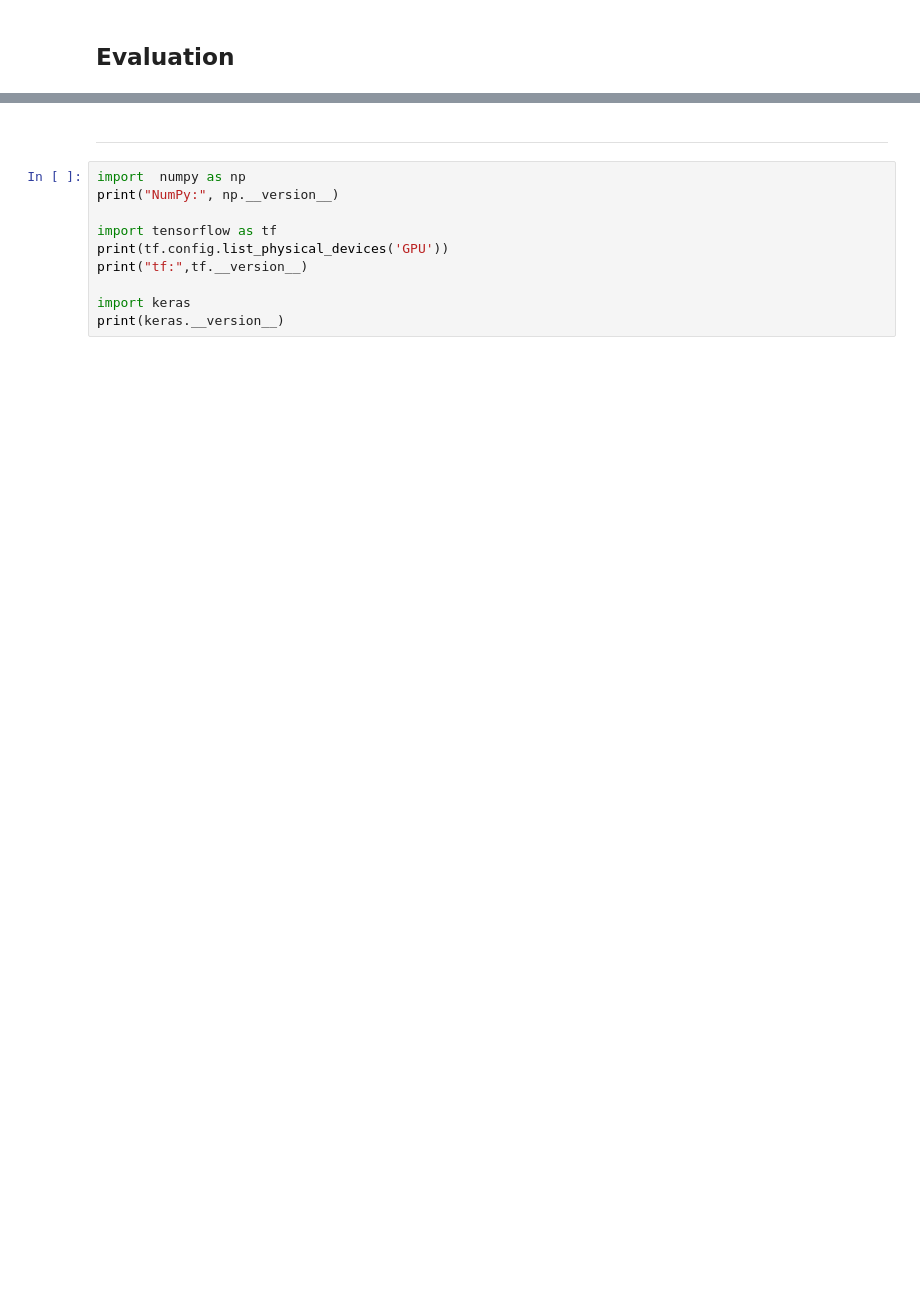
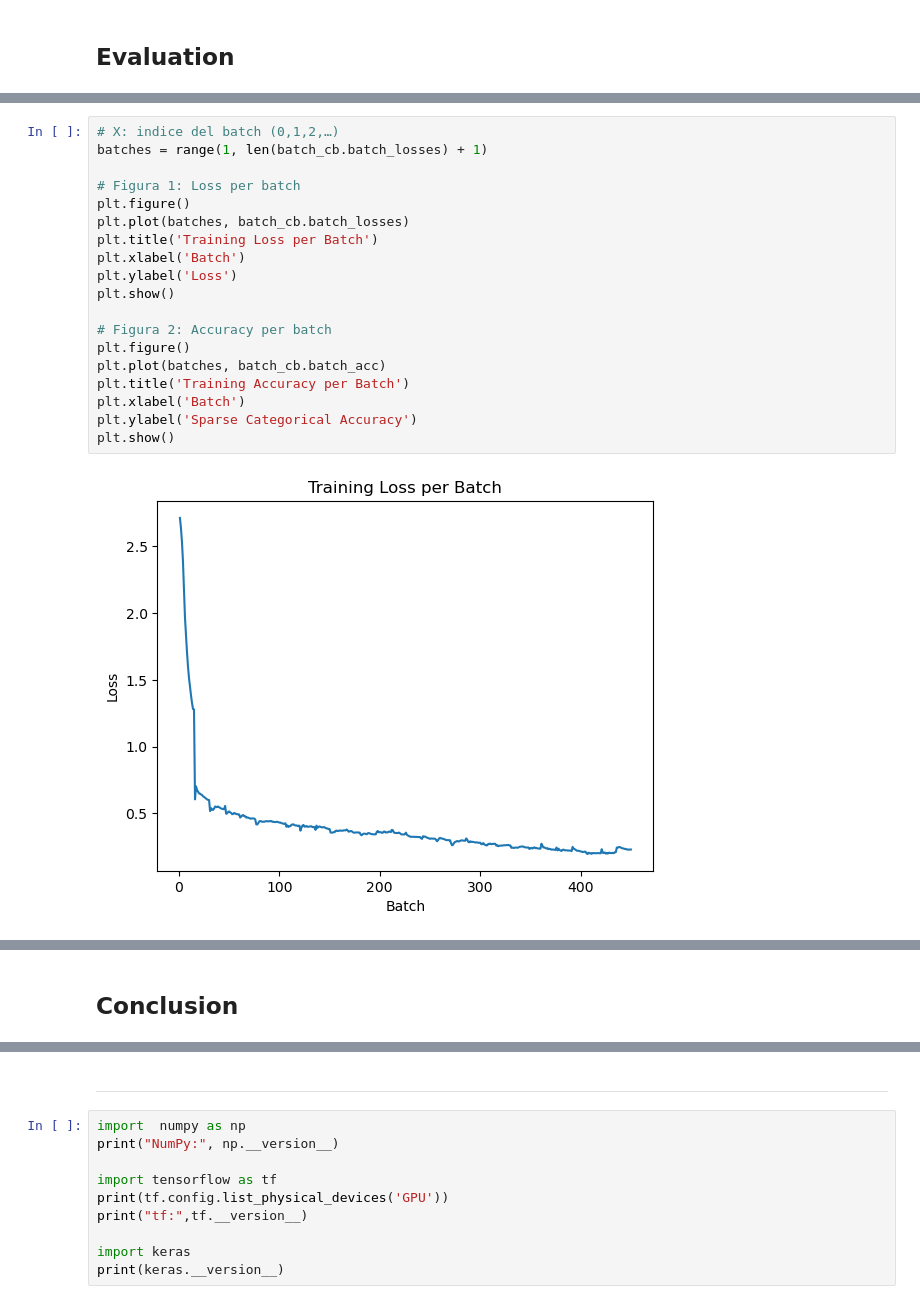
Before and after one commit to 26leonardo/progettoDL-unibo, a Jupyter notebook: v2_Infix_to_postifx_notation.ipynb, the cells around one changed output, grey strips where cells are left out. Drawn from its saved outputs; the diff is of its cells as text; blank space fills up the shorter version.

```diff
--- a/v2_Infix_to_postifx_notation.ipynb
+++ b/v2_Infix_to_postifx_notation.ipynb
@@ -523,0 +676,21 @@ plt.show()  # :contentReference[oaicite:1]{index=1}
+# %%
+# X: indice del batch (0,1,2,…)
+batches = range(1, len(batch_cb.batch_losses) + 1)
+
+# Figura 1: Loss per batch
+plt.figure()
+plt.plot(batches, batch_cb.batch_losses)
+plt.title('Training Loss per Batch')
+plt.xlabel('Batch')
+plt.ylabel('Loss')
+plt.show()
+
+# Figura 2: Accuracy per batch
+plt.figure()
+plt.plot(batches, batch_cb.batch_acc)
+plt.title('Training Accuracy per Batch')
+plt.xlabel('Batch')
+plt.ylabel('Sparse Categorical Accuracy')
+plt.show()
+# %% [output]
+[figure, added]
@@ -523,0 +698,2 @@ plt.show()  # :contentReference[oaicite:1]{index=1}
+# %% [markdown]
+## Conclusion
```
Also changed, not shown: parts of 38 cells of this notebook, 1 other file.
